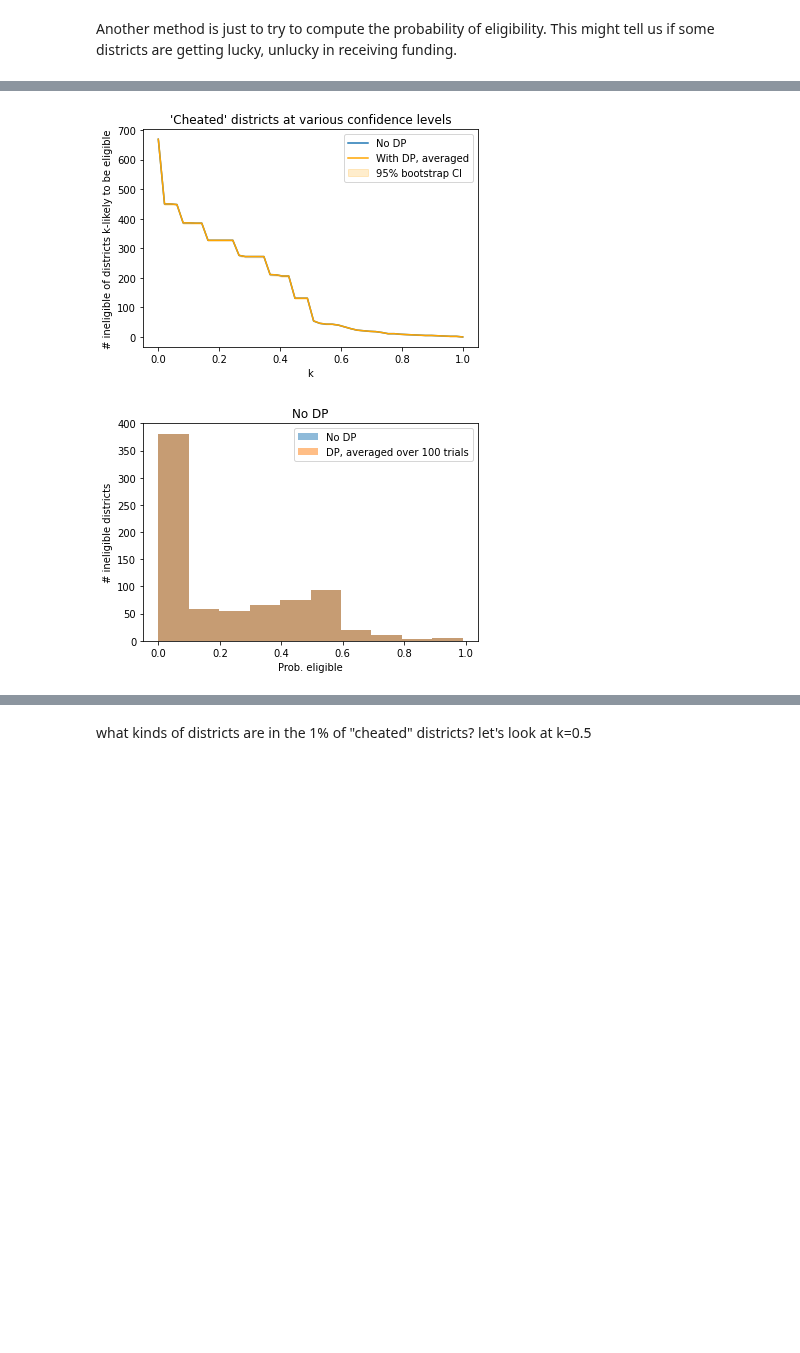
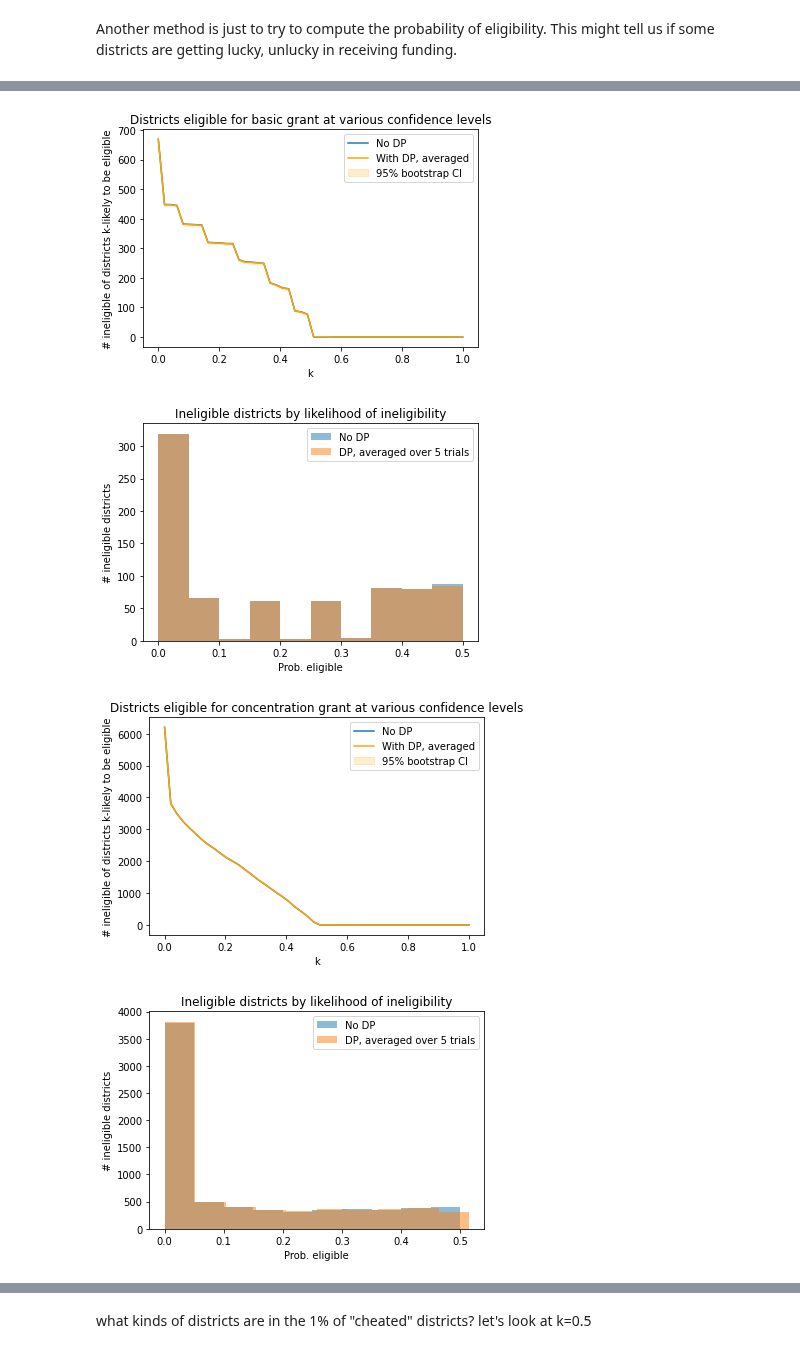
Before and after one commit to ryansteed/dp-policy, a Jupyter notebook: notebooks/titlei.ipynb, the cells around one changed output, grey strips where cells are left out. Drawn from its saved outputs; the diff is of its cells as text; code cells hidden in the pictures; blank space fills up the shorter version.

Commit message:
:arrow_upper_right: Prob eligibility for all grant types

```diff
--- a/notebooks/titlei.ipynb
+++ b/notebooks/titlei.ipynb
@@ -545,38 +545,26 @@ See notes for the expectation math.
 
 An example for basic grants:
 # %%
-from dp_policy.api import titlei_data as data
-
 allocator = SonnenbergAuthorizer(
     data(saipe, Laplace(saipe, 2.52, 0), get_sppe("../data/sppe18.xlsx"))
 )
 allocator.calc_auth()
+allocator.calc_uncertainty()
 
 df = allocator.estimates
-mu_hat = df.true_children_eligible
-nu_hat = df.true_children_total
-k, _ = allocator.adj_sppe()
-sigma_mu = df.cv * mu_hat
 
-expected_y = k*mu_hat*np.where(
-    nu_hat <= 500,
-    1 - stats.norm.cdf((10-mu_hat)/sigma_mu),
-    1 - stats.norm.cdf((mu_hat - 0.02*nu_hat)/sigma_mu)
-)
-y_hat = allocator.estimates.true_grant_basic
-df["expected_loss"] = expected_y - y_hat
-df = df.sort_values("expected_loss")
+df = df.sort_values("expected_loss_basic")
 ax = plt.gca()
 ax.axes.xaxis.set_ticks([])
 # ax.set_yscale('log')
-plt.scatter(range(len(expected_y)), df["expected_loss"])
+plt.scatter(range(len(expected_y)), df["expected_loss_basic"])
 plt.xlabel("Districts")
 plt.ylabel("Expected loss")
 plt.show()
 
 ax = plt.gca()
 ax.axes.xaxis.set_ticks([])
-plt.scatter(allocator.estimates.true_pop_total, df["expected_loss"])
+plt.scatter(allocator.estimates.true_pop_total, df["expected_loss_basic"])
 ax.set_xscale('log')
 plt.xlabel("District population")
 plt.ylabel("Expected loss")
@@ -753,28 +648,37 @@ Num eligible 12415 12415 8242092.0
 # %%
 alpha = 0.01
 
-upper = np.percentile(np.array(trials), 1-alpha/2, axis=0)
-lower = np.percentile(np.array(trials), alpha/2, axis=0)
-mean = np.mean(np.array(trials), axis=0)
+for grant_type in ["basic", "concentration", "targeted"]:
+    k_eligible_est = [
+        [((trial[f"prob_el_{grant_type}"] > k) & ~trial[f"est_eligible_{grant_type}"]).sum() for k in ks]
+        for trial in trials
+    ]
+    upper = np.percentile(np.array(k_eligible_est), 1-alpha/2, axis=0)
+    lower = np.percentile(np.array(k_eligible_est), alpha/2, axis=0)
+    mean = np.mean(np.array(k_eligible_est), axis=0)
 
-plt.plot(ks, k_eligible_true, label="No DP")
-plt.plot(ks, mean, color='orange', label="With DP, averaged")
-plt.fill_between(ks, lower, upper, color='orange', alpha=0.2, label="95% bootstrap CI")
-plt.legend()
-plt.ylabel("# ineligible of districts k-likely to be eligible")
-plt.xlabel("k")
-plt.title("'Cheated' districts at various confidence levels")
-plt.show()
+    k_eligible_true = [((df[f"prob_el_{grant_type}"] > k) & ~df[f"true_eligible_{grant_type}"]).sum() for k in ks]
+    plt.plot(ks, k_eligible_true, label="No DP")
+    plt.plot(ks, mean, color='orange', label="With DP, averaged")
+    plt.fill_between(ks, lower, upper, color='orange', alpha=0.2, label="95% bootstrap CI")
+    plt.legend()
+    plt.ylabel("# ineligible of districts k-likely to be eligible")
+    plt.xlabel("k")
+    plt.title(f"Districts eligible for {grant_type} grant at various confidence levels")
+    plt.show()
 
 
-# histogram
-plt.hist(df.prob_el_basic[~df.true_eligible_basic], bins=10, label="No DP", alpha=0.5)
-plt.hist(hist, bins=10, weights=1/n*np.ones(len(hist)), label=f"DP, averaged over {n} trials", alpha=0.5)
-plt.title("No DP")
-plt.xlabel("Prob. eligible")
-plt.ylabel("# ineligible districts")
-plt.legend()
-plt.show()
+    # histogram
+    plt.hist(df[f"prob_el_{grant_type}"][~df[f"true_eligible_{grant_type}"]], bins=10, label="No DP", alpha=0.5)
+    hist = [k for k in trial[f"prob_el_{grant_type}"][~trial[f"est_eligible_{grant_type}"]] for trial in trials]
+    plt.hist(hist, bins=10, weights=1/n*np.ones(len(hist)), label=f"DP, averaged over {n} trials", alpha=0.5)
+    plt.title("Ineligible districts by likelihood of ineligibility")
+    plt.xlabel("Prob. eligible")
+    plt.ylabel("# ineligible districts")
+    plt.legend()
+    plt.show()
 # %% [output]
-[figure, old version]
+[figure, new version]
-[figure, old version]
+[figure, new version]
+[figure, added]
+[figure, added]
```
Also changed, not shown: parts of 5 cells of this notebook, 1 other file.
